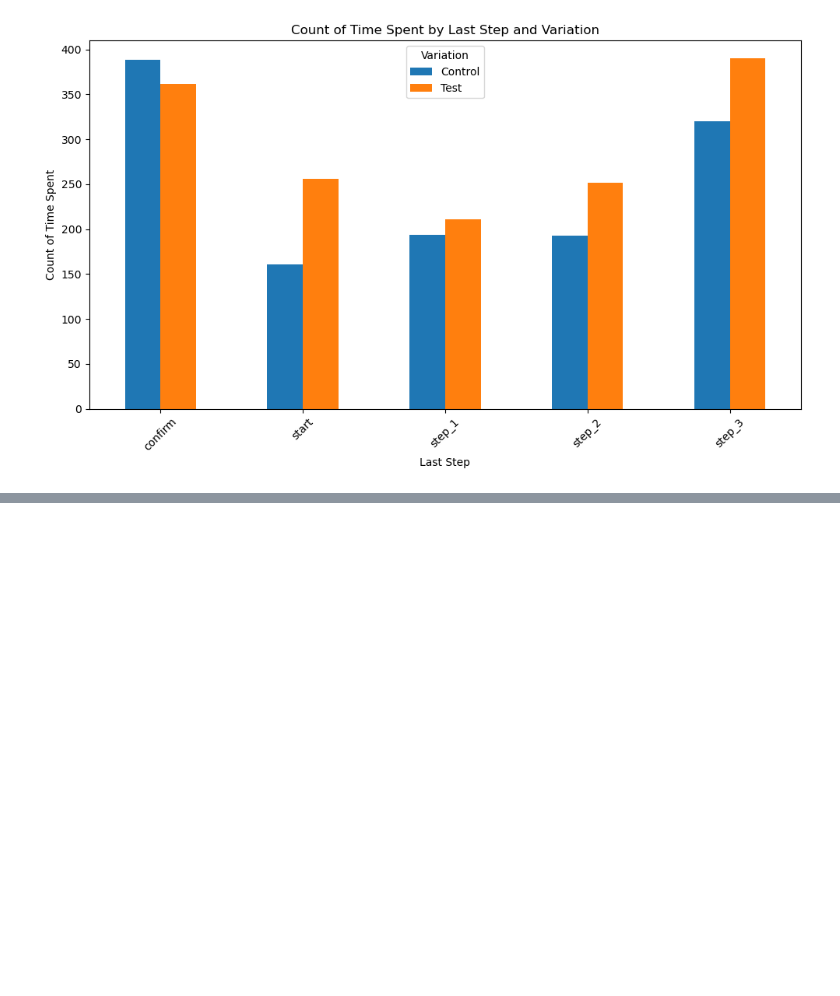
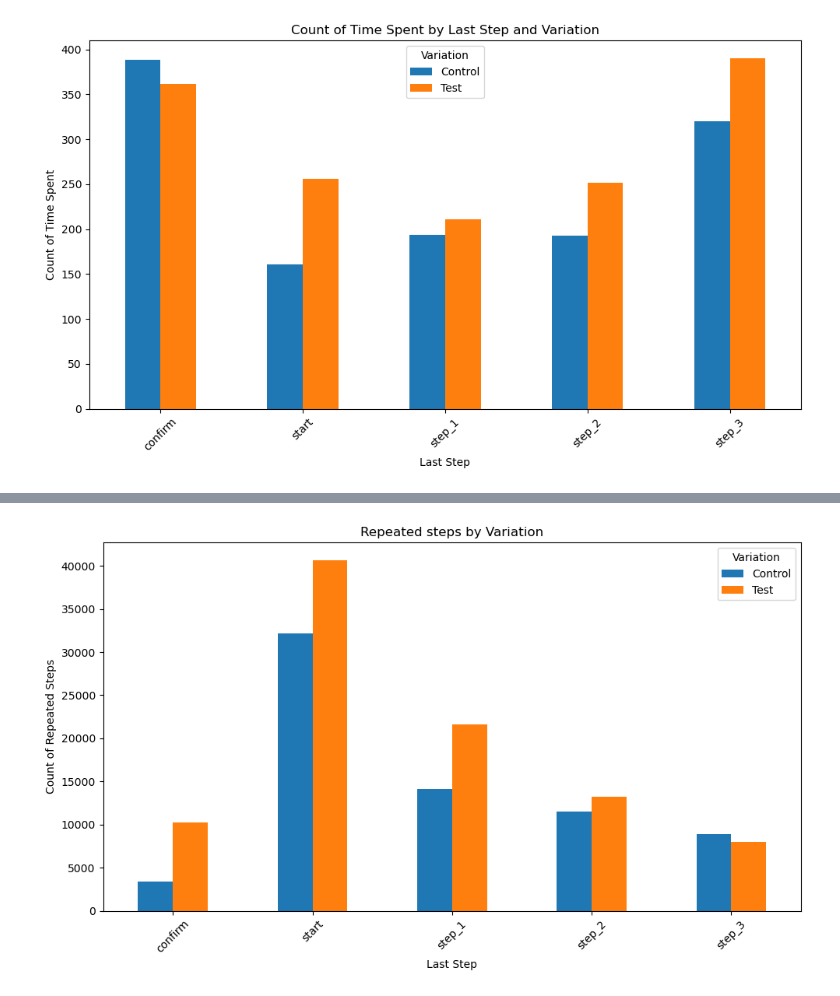
Before and after one commit to Ghonaim32/week5_6_project, a Jupyter notebook: notebooks/analysis_anas.ipynb, the cells around one changed output, grey strips where cells are left out. Drawn from its saved outputs; the diff is of its cells as text; code cells hidden in the pictures; blank space fills up the shorter version.

```diff
--- a/notebooks/analysis_anas.ipynb
+++ b/notebooks/analysis_anas.ipynb
@@ -87,3 +87,5 @@ plt.tight_layout()
 plt.show()
 # %% [output]
 [figure]
+# %%
+df2 = pd.read_csv("/Users/anasghonaim/Library/CloudStorage/OneDrive-Personal/Ironhack/Week 5/week5_6_project/data/cleaned/df_web_experiment_repeated_steps.csv")
@@ -89,0 +108,7 @@ plt.show()
+# %%
+import seaborn as sns
+import matplotlib.pyplot as plt
+
+
+errors = df2.groupby(['step_repeated', 'Variation'])['repeated_step'].count()
+errors
@@ -89,0 +128,11 @@ plt.show()
+# %%
+errors.unstack().plot(kind='bar', figsize=(10,6))
+plt.title('Repeated steps by Variation')
+plt.xlabel('Last Step')
+plt.ylabel('Count of Repeated Steps')
+plt.xticks(rotation=45)
+plt.legend(title='Variation')
+plt.tight_layout()
+plt.show()
+# %% [output]
+[figure, added]
```
Also changed, not shown: parts of 5 cells of this notebook, 2 other files.
